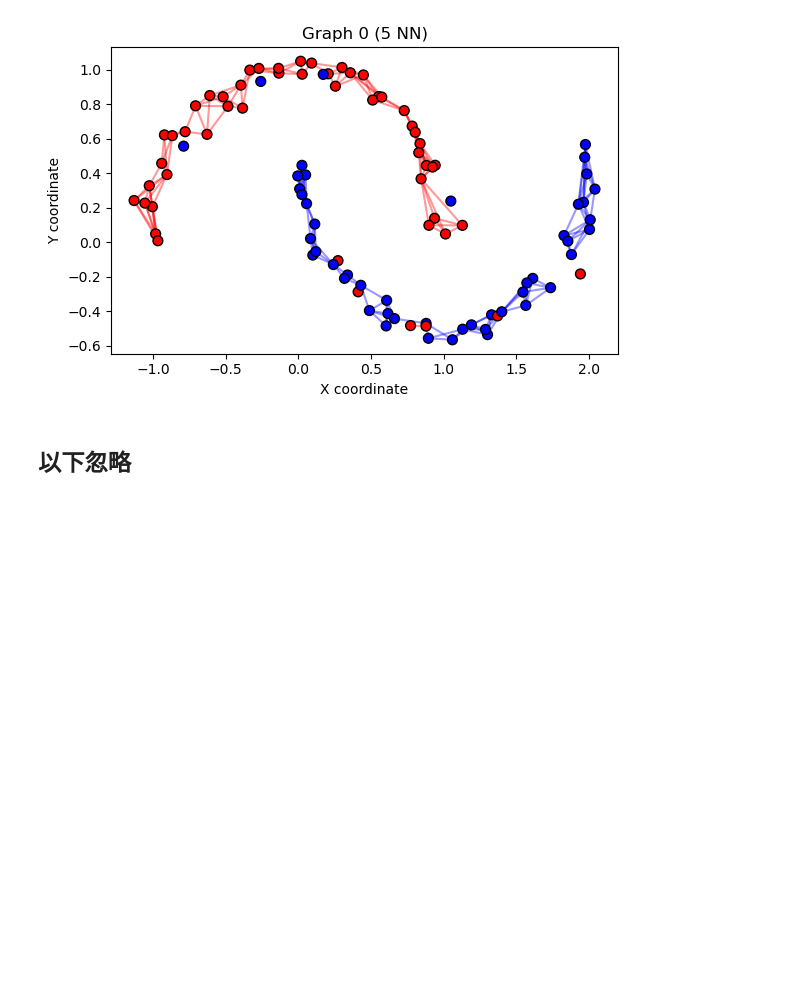
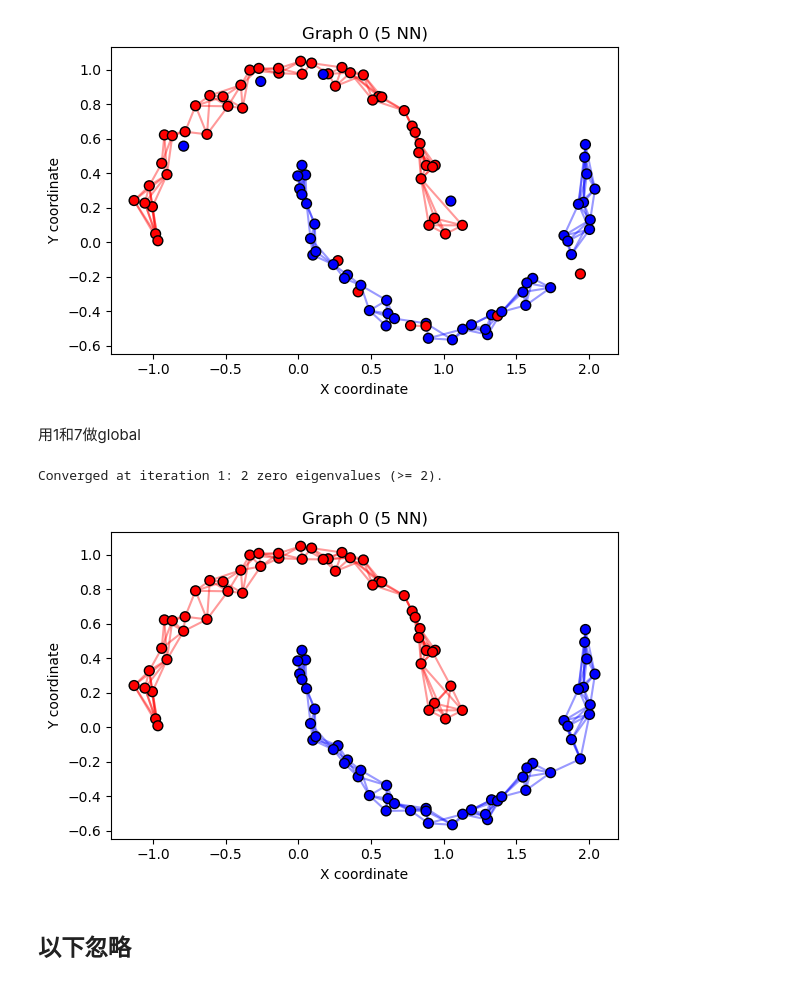
Before and after one commit to Onlycost15yens/COMP7404_group_project, a Jupyter notebook: Longxun/ylxalgo.ipynb, the cells around one changed output. Drawn from its saved outputs; the diff is of its cells as text; code cells hidden in the pictures; blank space fills up the shorter version.

```diff
--- a/Longxun/ylxalgo.ipynb
+++ b/Longxun/ylxalgo.ipynb
@@ -344,6 +344,16 @@ Converged at iteration 9: 2 zero eigenvalues (>= 2).
 plot_clusters_multi([single_view_graph_X[0]],[global_graph])
 # %% [output]
 [figure]
+# %% [markdown]
+用1和7做global
+# %%
+global_graph = global_graph_learning([single_view_graph[0],single_view_graph[6]], class_number)
+# %% [output]
+Converged at iteration 1: 2 zero eigenvalues (>= 2).
+# %%
+plot_clusters_multi([single_view_graph_X[0]],[global_graph])
+# %% [output]
+[figure, added]
 # %% [markdown]
 ## 以下忽略
 # %%
```
